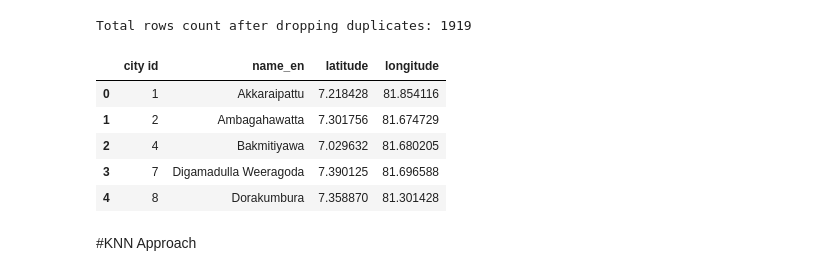
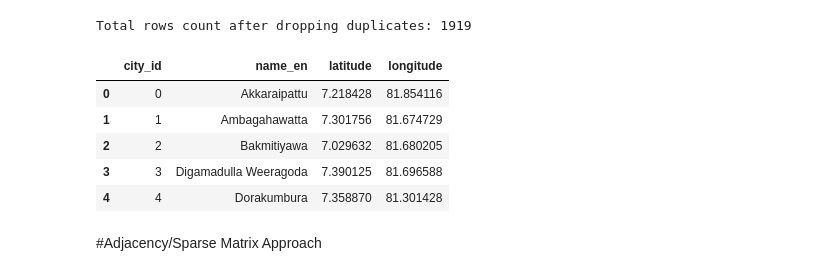
Before and after one commit to SSenitha/CCS3052_Advance_DSA, a Jupyter notebook: adjacencyMatrix.ipynb, the cells around one changed output. Drawn from its saved outputs; the diff is of its cells as text; code cells hidden in the pictures.

Commit message:
Sparse matrix created

```diff
--- a/adjacencyMatrix.ipynb
+++ b/adjacencyMatrix.ipynb
@@ -45,15 +51,21 @@ Total rows count after dropping duplicates: 1919
 df = df.drop(columns=["district_id","name_si","name_ta","sub_name_en","sub_name_si","sub_name_ta","postcode"])
-# %%
-df.head()
-# %% [output]
-|  | city id | name_en | latitude | longitude |
-| 0 | 1 | Akkaraipattu | 7.218428 | 81.854116 |
-| 1 | 2 | Ambagahawatta | 7.301756 | 81.674729 |
-| 2 | 4 | Bakmitiyawa | 7.029632 | 81.680205 |
-| 3 | 7 | Digamadulla Weeragoda | 7.390125 | 81.696588 |
-| 4 | 8 | Dorakumbura | 7.358870 | 81.301428 |
+# %%
+def resetIndex():
+  df.drop(columns=["city_id"], inplace=True)
+  df.insert(0, "city_id", df.index)
+  return df
+# %%
+resetIndex()
+df.head()
+# %% [output]
+|  | city_id | name_en | latitude | longitude |
+| 0 | 0 | Akkaraipattu | 7.218428 | 81.854116 |
+| 1 | 1 | Ambagahawatta | 7.301756 | 81.674729 |
+| 2 | 2 | Bakmitiyawa | 7.029632 | 81.680205 |
+| 3 | 3 | Digamadulla Weeragoda | 7.390125 | 81.696588 |
+| 4 | 4 | Dorakumbura | 7.358870 | 81.301428 |
 # %% [markdown]
-#KNN Approach
+#Adjacency/Sparse Matrix Approach
 # %%
 import math
 
```
Also changed, not shown: parts of 8 cells of this notebook.
